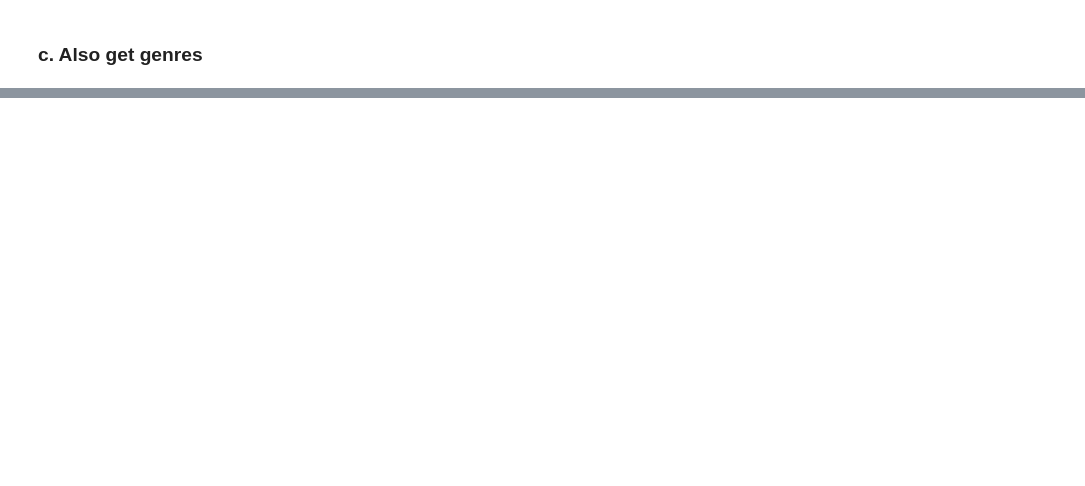
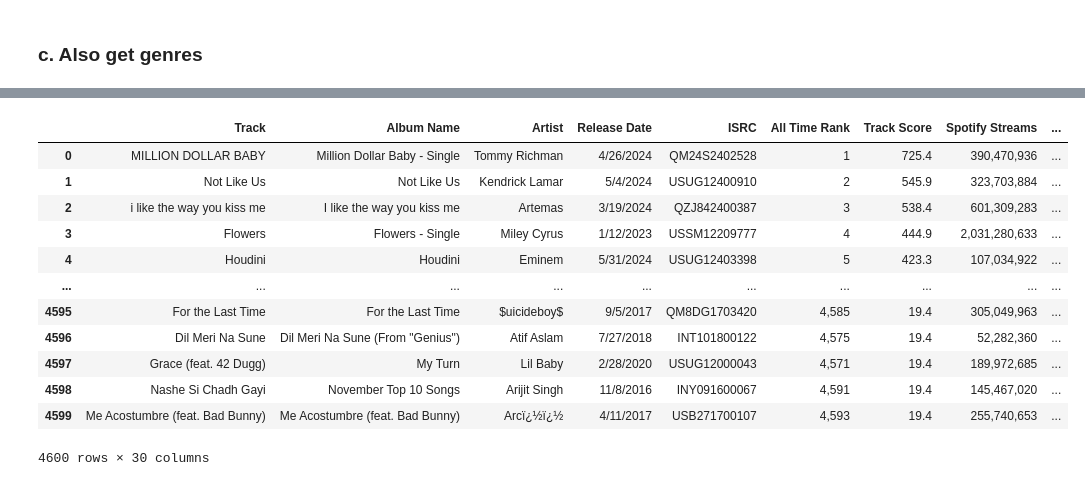
Before and after one commit to luciewparis/streamlit_spotify_project_ghl, a Jupyter notebook: notebooks/get_spotify_data.ipynb, the cells around one changed output, grey strips where cells are left out. Saved outputs shown, nothing was run; the diff lists cells and outputs as text; code cells hidden in the pictures; blank space fills up the shorter version.

Commit message:
spotify api notebook

```diff
--- a/notebooks/get_spotify_data.ipynb
+++ b/notebooks/get_spotify_data.ipynb
@@ -297,0 +425,4 @@ fetch_followers(df.iloc[0])
+# %%
+# get available markets
+markets = response_track.json().get('available_markets')
+len(markets), markets
@@ -297,0 +447,10 @@ fetch_followers(df.iloc[0])
+# %%
+# ⚠️⚠️⚠️⚠️⚠️⚠️⚠️⚠️ TO DEBUG: ERROR 403 - Bad OAuth request (wrong consumer key, bad nonce, expired timestamp...). Unfortunately, re-authenticating the user won't help here.⚠️⚠️
+
+track_id = response_track_id.json().get('tracks')['items'][0]['id']
+
+response_track_audio_features = requests.get(BASE_URL + 'audio-features/'+track_id, headers=headers)
+if response_track_audio_features.status_code == 200:
+    print(response_track_audio_features.json()) # Inspect response by printing it
+else:
+    print(response_track_audio_features.status_code)
@@ -297,0 +470,5 @@ fetch_followers(df.iloc[0])
+# %%
+# Upload the "final" dataset we will use i.e Most Streamed 2024 songs
+filepath_2024 = os.path.join('..','inputs','2024_Most_Streamed_Spotify_Songs.csv')
+df = pd.read_csv(filepath_2024, encoding= 'unicode_escape')
+df.head()
@@ -297,0 +497,21 @@ fetch_followers(df.iloc[0])
+# %%
+def fetch_markets(row):
+    artist_name= row['Artist']
+    url_artist=artist_name.replace(' ','+')
+    url_track=row['Track'].replace(' ','+')
+
+    response_track_search = requests.get(BASE_URL + 'search?q=track:'+url_track+'%20artist:'+url_artist+'&type=track&limit=10', headers=headers)
+
+    if response_track_search.status_code == 200:
+        track_id = response_track_search.json().get('tracks')['items'][0]['id']
+        response_track_found = requests.get(BASE_URL + 'tracks/'+track_id, headers=headers)
+        if response_track_found.status_code == 200:
+            markets = response_track_found.json().get('available_markets')
+            return markets
+        else:
+            return "Error: "+ str(response_track_found.status_code)
+    else:
+        return "Error: "+ str(response_track_search.status_code)
+
+
+fetch_markets(df.iloc[0])
@@ -297,0 +536,18 @@ fetch_followers(df.iloc[0])
+# %%
+# For the first 5 rows only
+df['track_markets']=df.iloc[:5].apply(fetch_markets, axis=1)
+df
+# %% [output]
+|  | Track | Album Name | Artist | Release Date | ISRC | All Time Rank | Track Score | Spotify Streams | ... |
+| 0 | MILLION DOLLAR BABY | Million Dollar Baby - Single | Tommy Richman | 4/26/2024 | QM24S2402528 | 1 | 725.4 | 390,470,936 | ... |
+| 1 | Not Like Us | Not Like Us | Kendrick Lamar | 5/4/2024 | USUG12400910 | 2 | 545.9 | 323,703,884 | ... |
+| 2 | i like the way you kiss me | I like the way you kiss me | Artemas | 3/19/2024 | QZJ842400387 | 3 | 538.4 | 601,309,283 | ... |
+| 3 | Flowers | Flowers - Single | Miley Cyrus | 1/12/2023 | USSM12209777 | 4 | 444.9 | 2,031,280,633 | ... |
+| 4 | Houdini | Houdini | Eminem | 5/31/2024 | USUG12403398 | 5 | 423.3 | 107,034,922 | ... |
+| ... | ... | ... | ... | ... | ... | ... | ... | ... | ... |
+| 4595 | For the Last Time | For the Last Time | $uicideboy$ | 9/5/2017 | QM8DG1703420 | 4,585 | 19.4 | 305,049,963 | ... |
+| 4596 | Dil Meri Na Sune | Dil Meri Na Sune (From "Genius") | Atif Aslam | 7/27/2018 | INT101800122 | 4,575 | 19.4 | 52,282,360 | ... |
+| 4597 | Grace (feat. 42 Dugg) | My Turn | Lil Baby | 2/28/2020 | USUG12000043 | 4,571 | 19.4 | 189,972,685 | ... |
+| 4598 | Nashe Si Chadh Gayi | November Top 10 Songs | Arijit Singh | 11/8/2016 | INY091600067 | 4,591 | 19.4 | 145,467,020 | ... |
+| 4599 | Me Acostumbre (feat. Bad Bunny) | Me Acostumbre (feat. Bad Bunny) | Arcï¿½ï¿½ | 4/11/2017 | USB271700107 | 4,593 | 19.4 | 255,740,653 | ... |
+4600 rows × 30 columns
```
Also changed, not shown: parts of 35 cells of this notebook, 3 other files.
